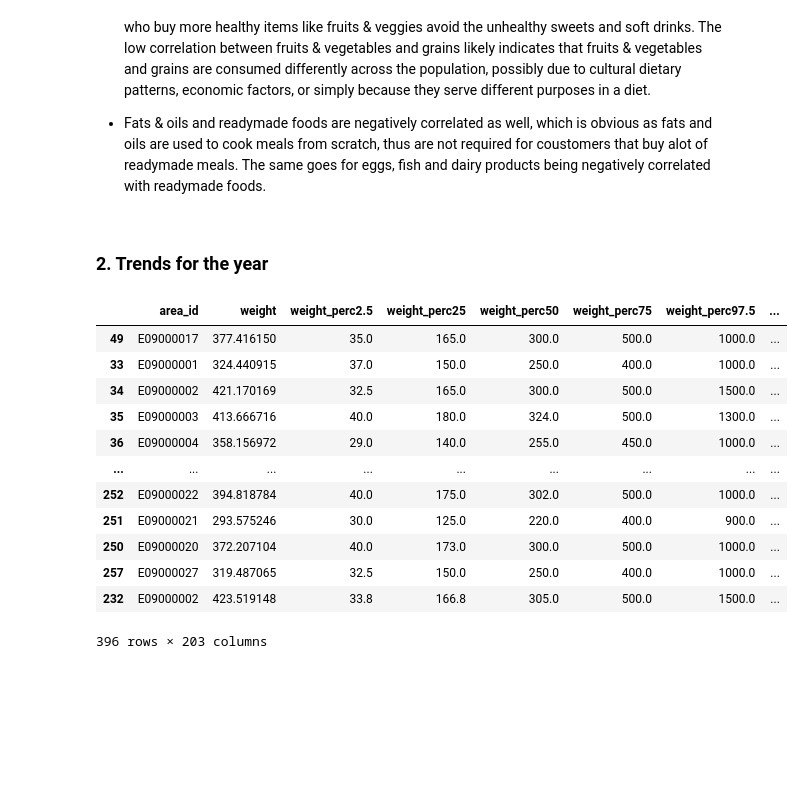
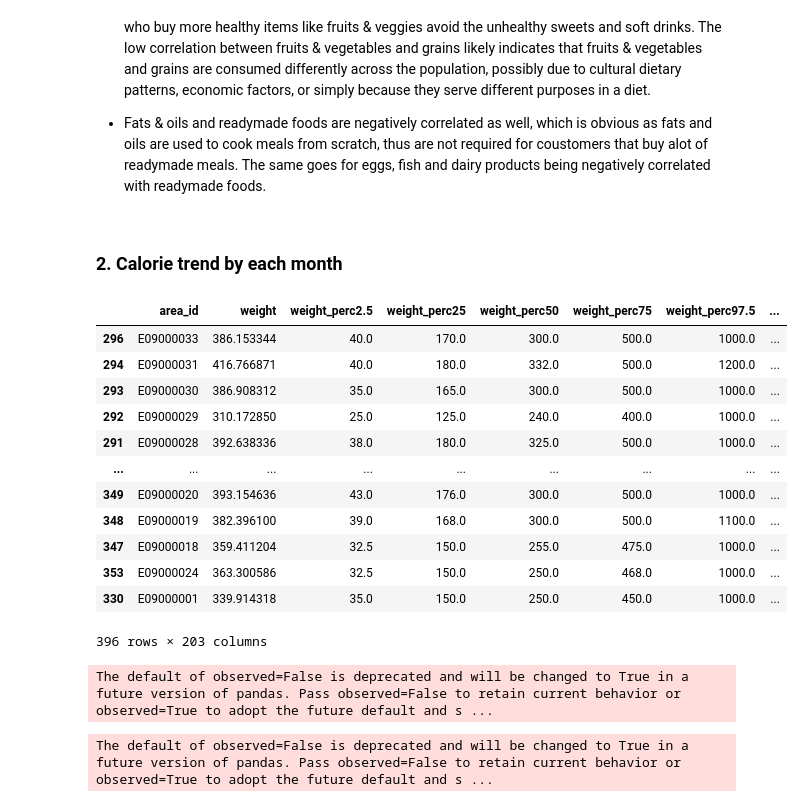
Before and after one commit to omarriyaz/Tesco_Grocery_and_Educational_Attainment, a Jupyter notebook: Code/Analysis.ipynb, the cells around one changed output. Drawn from its saved outputs; the diff is of its cells as text; code cells hidden in the pictures; blank space fills up the shorter version.

```diff
--- a/Code/Analysis.ipynb
+++ b/Code/Analysis.ipynb
@@ -497,43 +498,82 @@ plt.show()
 - Fruits & vegetables are strongly negatively correlated with total calories in the average product, which makes sense as fruits & vegetables are quite low in calories. Theres also strong negative correlation between fruits & vegetables and sweets, soft drinks and grains, which suggest people who buy more healthy items like fruits & veggies avoid the unhealthy sweets and soft drinks. The low correlation between fruits & vegetables and grains likely indicates that fruits & vegetables and grains are consumed differently across the population, possibly due to cultural dietary patterns, economic factors, or simply because they serve different purposes in a diet.
 
 - Fats & oils and readymade foods are negatively correlated as well, which is obvious as fats and oils are used to cook meals from scratch, thus are not required for coustomers that buy alot of readymade meals. The same goes for eggs, fish and dairy products being negatively correlated with readymade foods.
-# %% [markdown]
-### **2. Trends for the year**
+# %% [markdown]
+### **2. Calorie trend by each month**
 # %%
 # creating a df that contains all the borough data by month for the tear 2015 sorted by each month
 directory = "/Users/s16teen/Downloads/Work/UOB/SEM2/ADS2/Tesco_Grocery_and_Educational_Attainment/Data/year_borough_by_months"
 dfs = []
 
 # loop through all month files and convert to dataframe, with a new "month"" column
 for filename in os.listdir(directory):
     file_path = os.path.join(directory, filename)
     df = pd.read_csv(file_path)
     month = filename[:3].upper()
 
     # add the 'month' column to the dataframe
     df['month'] = month
 
     # append the dataframe to the list of dataframes
     dfs.append(df)
 
 # combine all dataframes into one
 grocery_data_monthly = pd.concat(dfs, ignore_index=True)
 
 # sort the data by month
-grocery_data_monthly = grocery_data_monthly.sort_values(by=['month'])
+months = ['JAN', 'FEB', 'MAR', 'APR', 'MAY', 'JUN', 'JUL', 'AUG', 'SEP', 'OCT', 'NOV', 'DEC']
+grocery_data_monthly['month'] = pd.Categorical(grocery_data_monthly['month'], categories=months, ordered=True)
+grocery_data_monthly = grocery_data_monthly.sort_values('month')
 
 grocery_data_monthly
 # %% [output]
 |  | area_id | weight | weight_perc2.5 | weight_perc25 | weight_perc50 | weight_perc75 | weight_perc97.5 | ... |
-| 49 | E09000017 | 377.416150 | 35.0 | 165.0 | 300.0 | 500.0 | 1000.0 | ... |
-| 33 | E09000001 | 324.440915 | 37.0 | 150.0 | 250.0 | 400.0 | 1000.0 | ... |
-| 34 | E09000002 | 421.170169 | 32.5 | 165.0 | 300.0 | 500.0 | 1500.0 | ... |
-| 35 | E09000003 | 413.666716 | 40.0 | 180.0 | 324.0 | 500.0 | 1300.0 | ... |
-| 36 | E09000004 | 358.156972 | 29.0 | 140.0 | 255.0 | 450.0 | 1000.0 | ... |
+| 296 | E09000033 | 386.153344 | 40.0 | 170.0 | 300.0 | 500.0 | 1000.0 | ... |
+| 294 | E09000031 | 416.766871 | 40.0 | 180.0 | 332.0 | 500.0 | 1200.0 | ... |
+| 293 | E09000030 | 386.908312 | 35.0 | 165.0 | 300.0 | 500.0 | 1000.0 | ... |
+| 292 | E09000029 | 310.172850 | 25.0 | 125.0 | 240.0 | 400.0 | 1000.0 | ... |
+| 291 | E09000028 | 392.638336 | 38.0 | 180.0 | 325.0 | 500.0 | 1000.0 | ... |
 | ... | ... | ... | ... | ... | ... | ... | ... | ... |
-| 252 | E09000022 | 394.818784 | 40.0 | 175.0 | 302.0 | 500.0 | 1000.0 | ... |
-| 251 | E09000021 | 293.575246 | 30.0 | 125.0 | 220.0 | 400.0 | 900.0 | ... |
-| 250 | E09000020 | 372.207104 | 40.0 | 173.0 | 300.0 | 500.0 | 1000.0 | ... |
-| 257 | E09000027 | 319.487065 | 32.5 | 150.0 | 250.0 | 400.0 | 1000.0 | ... |
-| 232 | E09000002 | 423.519148 | 33.8 | 166.8 | 305.0 | 500.0 | 1500.0 | ... |
+| 349 | E09000020 | 393.154636 | 43.0 | 176.0 | 300.0 | 500.0 | 1000.0 | ... |
+| 348 | E09000019 | 382.396100 | 39.0 | 168.0 | 300.0 | 500.0 | 1100.0 | ... |
+| 347 | E09000018 | 359.411204 | 32.5 | 150.0 | 255.0 | 475.0 | 1000.0 | ... |
+| 353 | E09000024 | 363.300586 | 32.5 | 150.0 | 250.0 | 468.0 | 1000.0 | ... |
+| 330 | E09000001 | 339.914318 | 35.0 | 150.0 | 250.0 | 450.0 | 1000.0 | ... |
 396 rows × 203 columns
+# %%
+# group the data by borough and month, and sum the calories
+grouped = grocery_data_monthly.groupby(['area_id', 'month']).sum().reset_index()
+
+# add the borough names from the map dataframe
+grouped = grouped.set_index('area_id').join(map_df.set_index('GSS_CODE')['NAME']).reset_index()
+
+# create an interactive line chart
+fig = px.line(grouped, x='month', y='energy_tot', color='NAME', markers=True,
+              title='Total calories in each borough by month in 2015',
+              labels={'energy_tot': 'Total calories', 'month': 'Month', 'NAME': 'Borough'},
+              template='plotly_dark')
+
+fig.update_layout(xaxis_tickangle=45, legend_title_text='Borough')
+fig.show()
+# %% [output]
+The default of observed=False is deprecated and will be changed to True in a future version of pandas. Pass observed=False to retain current behavior or observed=True to adopt the future default and s ...
+# %%
+# group the data by borough and month, and sum the calories
+grouped = grocery_data_monthly.groupby(['month']).sum().reset_index()
+
+# add the borough names from the map dataframe
+grouped = grouped.set_index('area_id').join(map_df.set_index('GSS_CODE')['NAME']).reset_index()
+
+# divide the total calories by the number of boroughs to get the average
+grouped['energy_tot'] = grouped['energy_tot'] / 33
+
+# create an interactive line chart
+fig = px.line(grouped, x='month', y='energy_tot', markers=True,
+              title='Total calories in all boroughs by month in 2015',
+              labels={'energy_tot': 'Total calories', 'month': 'Month', 'NAME': 'Borough'},
+              template='plotly_dark')
+
+fig.update_layout(xaxis_tickangle=45, legend_title_text='Borough')
+fig.show()
+# %% [output]
+The default of observed=False is deprecated and will be changed to True in a future version of pandas. Pass observed=False to retain current behavior or observed=True to adopt the future default and s ...
```
Also changed, not shown: parts of 12 cells of this notebook.
